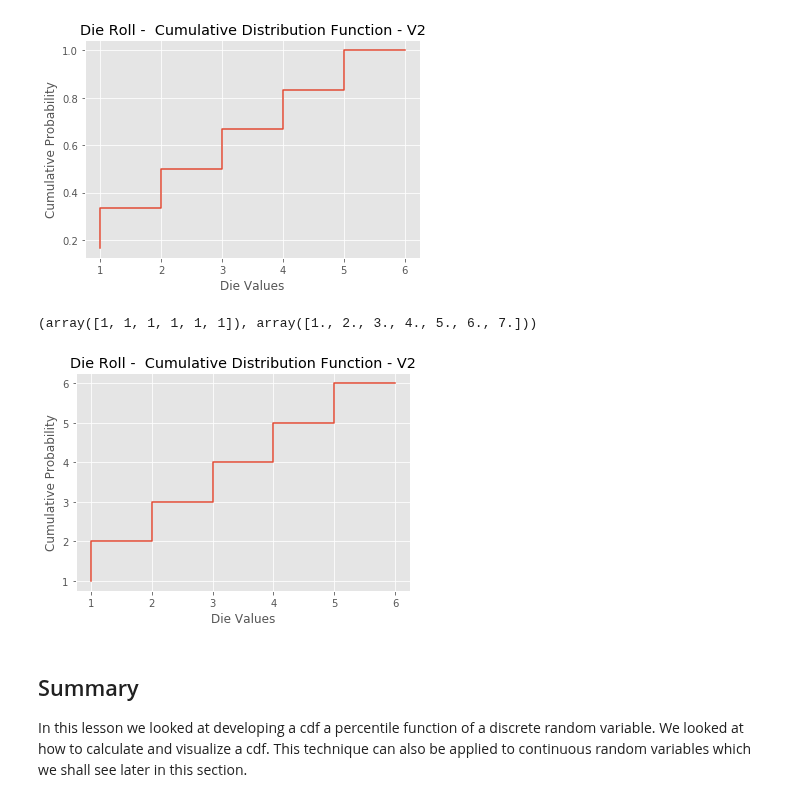
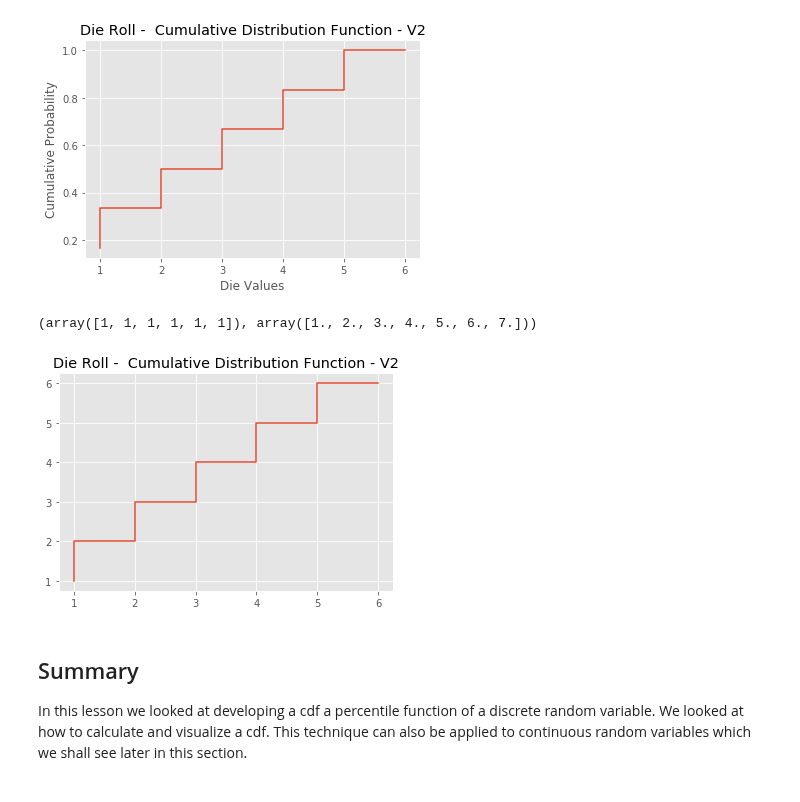
Before and after one commit to rvent/dsc-0-09-09-distributions-cdf-lab-nyc-ds-career-012819, a Jupyter notebook: index.ipynb, the cells around one changed output. Cells and saved outputs as stored; diff of their text form; code cells hidden in the pictures.

```diff
--- a/index.ipynb
+++ b/index.ipynb
@@ -93,18 +93,18 @@ You would need to perform these steps
 # %%
 import numpy as np
 hist = np.histogram(die_lst, bins=6, range=(1, 7))
 print(hist)
 # taken from solutions page
-plt.step(hist[1][:-1], np.cumsum(hist[0]))
+plt.step(hist[1][:-1], np.cumsum(hist[0]), label=["test_X", "y"])
 
 # I know how to do this part
 plt.title("Die Roll -  Cumulative Distribution Function - V2")
-plt.xlabel("Die Values")
-plt.ylabel("Cumulative Probability")
+# plt.xlabel("Die Values")
+# plt.ylabel("Cumulative Probability")
 plt.show()
 # %% [output]
 (array([1, 1, 1, 1, 1, 1]), array([1., 2., 3., 4., 5., 6., 7.]))
-[figure, old version]
+[figure, new version]
 # %% [markdown]
 ## Summary
 
```
